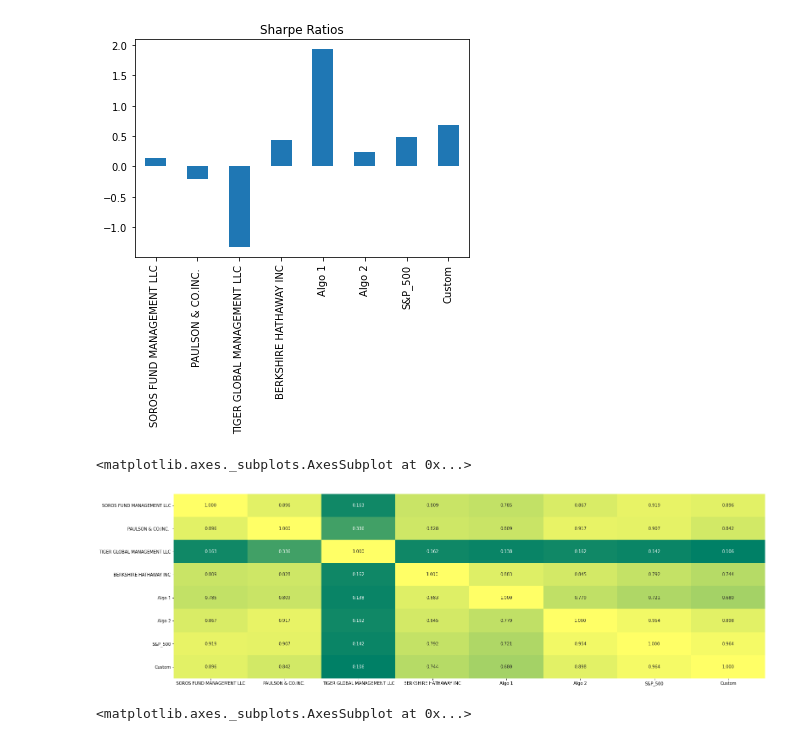
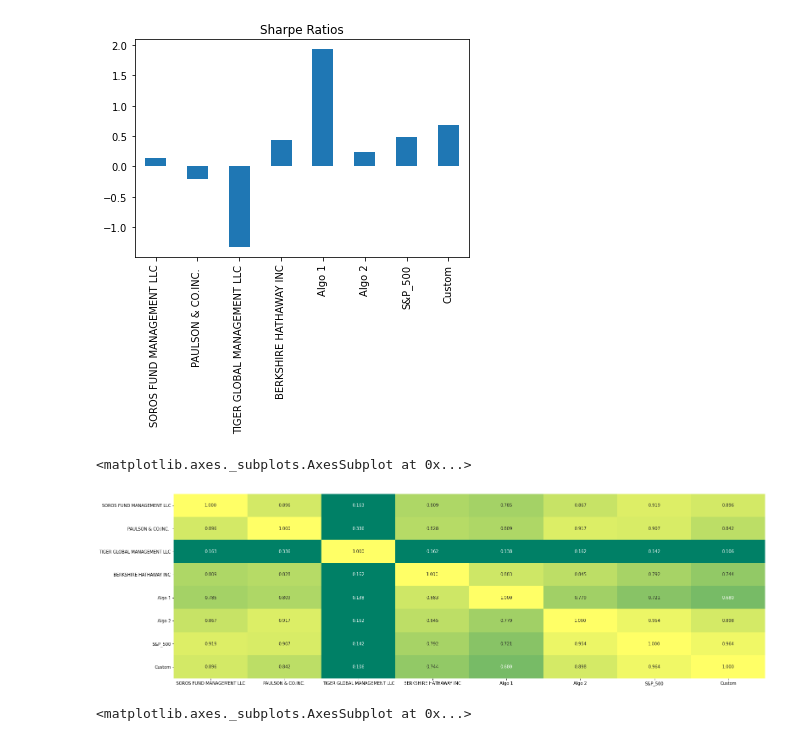
Before and after one commit to CacheKatch/quant_stats_portfolio, a Jupyter notebook: whale_analysis.ipynb, the cells around one changed output. Drawn from its saved outputs; the diff is of its cells as text; code cells hidden in the pictures.

```diff
--- a/whale_analysis.ipynb
+++ b/whale_analysis.ipynb
@@ -640,12 +663,12 @@ sharpe_ratios.plot(kind="bar", title="Sharpe Ratios")
 # %%
 # Create a correlation analysis
 # YOUR CODE HERE
 correlation_returns = rolled_daily_std_final_port.corr()
 fig, ax = plt.subplots(figsize=(25,8))
-sns.heatmap(correlation_returns,cmap="summer", annot= True, cbar=False, fmt=".3f")
+sns.heatmap(correlation_returns,cmap="summer", vmin= 0.4, vmax= 1,annot= True, cbar=False, fmt=".3f")
 # %% [output]
 <matplotlib.axes._subplots.AxesSubplot at 0x...>
-[figure, old version]
+[figure, new version]
 # %%
 # Beta
 # YOUR CODE HERE
```
Also changed, not shown: parts of 3 cells of this notebook.
